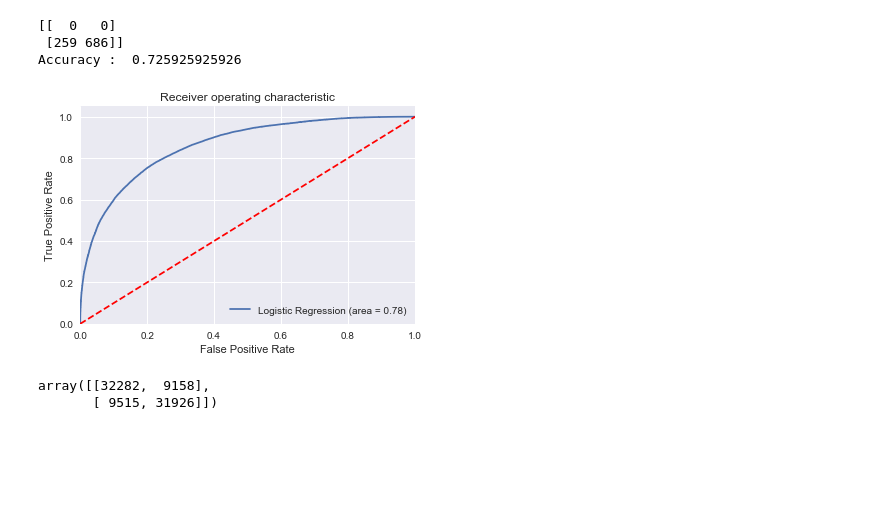
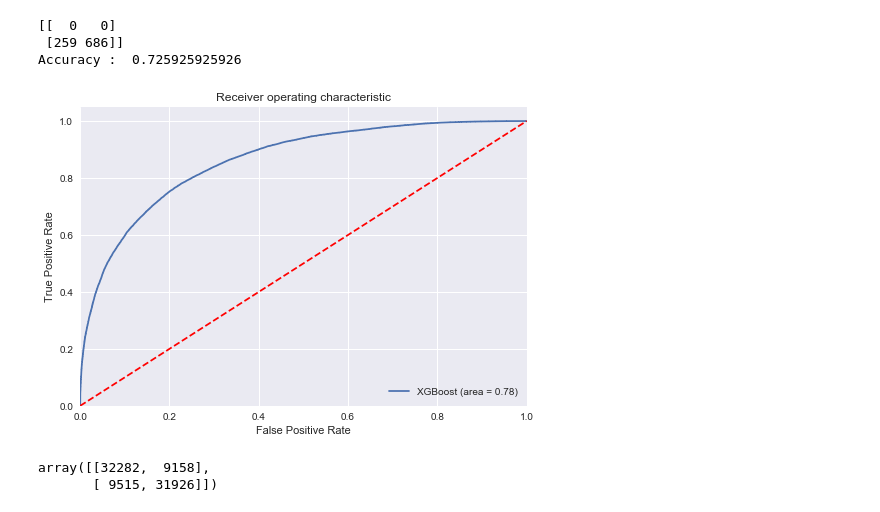
Before and after one commit to taopreeda/NCAA-2018-Prediction, a Jupyter notebook: NCAA_Men_2018.ipynb, the cells around one changed output. Cells and saved outputs as stored; diff of their text form; code cells hidden in the pictures; blank space fills up the shorter version.

```diff
--- a/NCAA_Men_2018.ipynb
+++ b/NCAA_Men_2018.ipynb
@@ -100,21 +97,10 @@ fga = stat_table(finaldf, var = 'FGA')
 fga3 = stat_table(finaldf, var = 'FGA3')
 fgpct = stat_table(finaldf, var = 'FGpct')
 fgpct3 = stat_table(finaldf, var = 'FGpct3')
-# ftpct = stat_table(finaldf, var = 'FTpct')
 at = stat_table(finaldf, var = 'AT')
 offreb = stat_table(finaldf, var = 'OR')
 defreb = stat_table(finaldf, var = 'DR')
 offrtg = stat_table(finaldf, var = 'OffRtg')
 defrtg = stat_table(finaldf, var = 'DefRtg')
-dfs = [ast,to,fga,fga3,fgpct,fgpct3
-#        ,ftpct
-       ,at,offreb,defreb,offrtg,defrtg]
+dfs = [ast,to,fga,fga3,fgpct,fgpct3,at,offreb,defreb,offrtg,defrtg]
 stat_final = reduce(lambda left,right: pd.merge(left,right,on=['Season','TeamID']), dfs)
-
-# Manual add
-# stat_add1 = stat_final[(stat_final['Season'] == 2013) & (stat_final['TeamID'] == 1455)].copy()
-# stat_add2 = stat_final[(stat_final['Season'] == 2014) & (stat_final['TeamID'] == 1246)].copy()
-# stat_add1.loc[:,'Season'] = 2014
-# stat_add2.loc[:,'Season'] = 2015
-# frames = [stat_final, stat_add1, stat_add2]
-# stat_final = pd.concat(frames)
@@ -155,15 +161,11 @@ finaldf.loc[finaldf[finaldf['DayNum'] >= 136].index,'weight'] = 100
 # %%
+# Variable Analysis, keep only necessary variables
 train_data = finaldf[['target','weight'
                       ,'WLoc','Diffrank'
-#                       ,'Diffseed_int'
                       ,'DiffAst','DiffTO'
-#                       ,'DiffFGpct'
                       ,'DiffFGpct3'
                       ,'DiffFGA','DiffFGA3'
-#                       ,'DiffFTpct'
-#                       ,'DiffAT'
-                      ,'DiffOffRtg','DiffDefRtg'
-                     ]]
+                      ,'DiffOffRtg','DiffDefRtg']]
 # %%
 #correlation map
 f,ax = plt.subplots(figsize=(14, 14))
@@ -392,21 +369,22 @@ print('Accuracy : ', (cm[0][0]+cm[1][1])/cm.sum())
  [259 686]]
 Accuracy :  0.725925925926
 # %%
+# ROC for all training data
 from sklearn.metrics import roc_auc_score
 from sklearn.metrics import roc_curve
-logit_roc_auc = roc_auc_score(y_train, classifier.predict(X_train))
+roc_auc = roc_auc_score(y_train, classifier.predict(X_train))
 fpr, tpr, thresholds = roc_curve(y_train, classifier.predict_proba(X_train)[:,1])
 plt.figure()
-plt.plot(fpr, tpr, label='Logistic Regression (area = %0.2f)' % logit_roc_auc)
+plt.plot(fpr, tpr, label='XGBoost (area = %0.2f)' % roc_auc)
 plt.plot([0, 1], [0, 1],'r--')
 plt.xlim([0.0, 1.0])
 plt.ylim([0.0, 1.05])
 plt.xlabel('False Positive Rate')
 plt.ylabel('True Positive Rate')
 plt.title('Receiver operating characteristic')
 plt.legend(loc="lower right")
 plt.savefig('Log_ROC')
 plt.show()
 # %% [output]
-[figure, old version]
+[figure, new version]
 # %%
```
Also changed, not shown: parts of 37 cells of this notebook, 3 other files.
